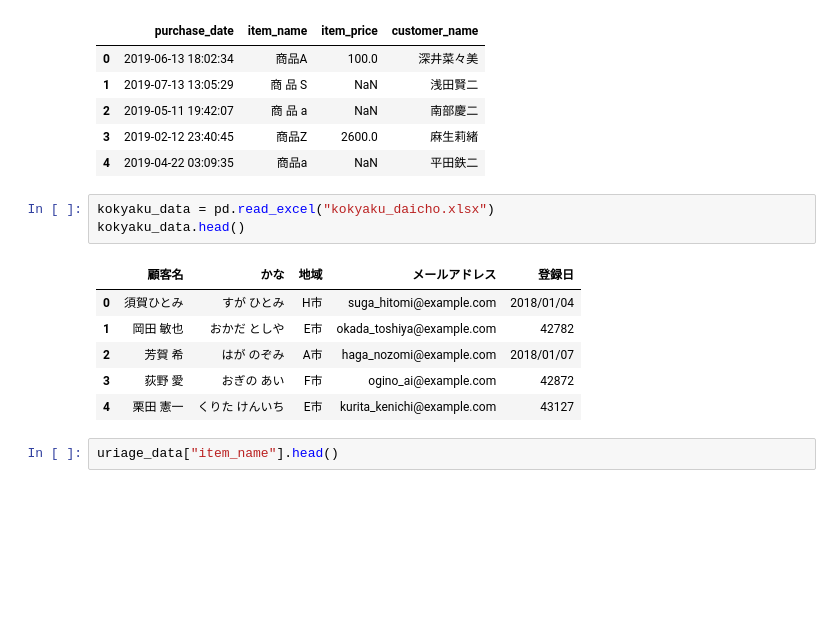
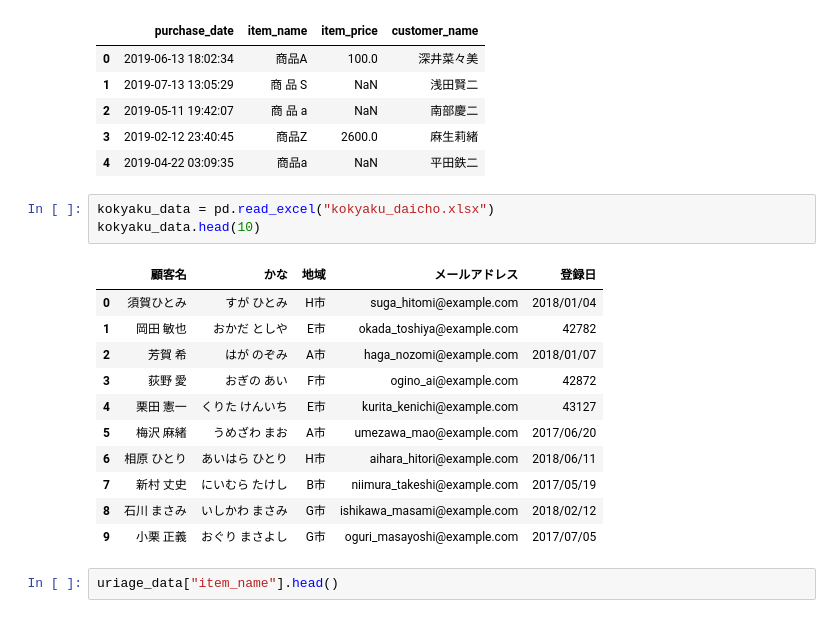
Before and after one commit to newstage75/python_data_analysis_100knock, a Jupyter notebook: 第2章/小売店のデータでデータ加工を行う10本ノック.ipynb, the cells around one changed output. Cells and saved outputs as stored; diff of their text form; blank space fills up the shorter version.

```diff
--- a/第2章/小売店のデータでデータ加工を行う10本ノック.ipynb
+++ b/第2章/小売店のデータでデータ加工を行う10本ノック.ipynb
@@ -25,14 +25,19 @@ uriage_data.head()
 | 4 | 2019-04-22 03:09:35 | 商品a | NaN | 平田鉄二 |
 # %%
 kokyaku_data = pd.read_excel("kokyaku_daicho.xlsx")
-kokyaku_data.head()
+kokyaku_data.head(10)
 # %% [output]
 |  | 顧客名 | かな | 地域 | メールアドレス | 登録日 |
 | 0 | 須賀ひとみ | すが ひとみ | H市 | suga_hitomi@example.com | 2018/01/04 |
 | 1 | 岡田 敏也 | おかだ としや | E市 | okada_toshiya@example.com | 42782 |
 | 2 | 芳賀 希 | はが のぞみ | A市 | haga_nozomi@example.com | 2018/01/07 |
 | 3 | 荻野 愛 | おぎの あい | F市 | ogino_ai@example.com | 42872 |
 | 4 | 栗田 憲一 | くりた けんいち | E市 | kurita_kenichi@example.com | 43127 |
+| 5 | 梅沢 麻緒 | うめざわ まお | A市 | umezawa_mao@example.com | 2017/06/20 |
+| 6 | 相原 ひとり | あいはら ひとり | H市 | aihara_hitori@example.com | 2018/06/11 |
+| 7 | 新村 丈史 | にいむら たけし | B市 | niimura_takeshi@example.com | 2017/05/19 |
+| 8 | 石川 まさみ | いしかわ まさみ | G市 | ishikawa_masami@example.com | 2018/02/12 |
+| 9 | 小栗 正義 | おぐり まさよし | G市 | oguri_masayoshi@example.com | 2017/07/05 |
 # %%
 uriage_data["item_name"].head()
 # %% [output]
```
Also changed, not shown: parts of 15 cells of this notebook.
